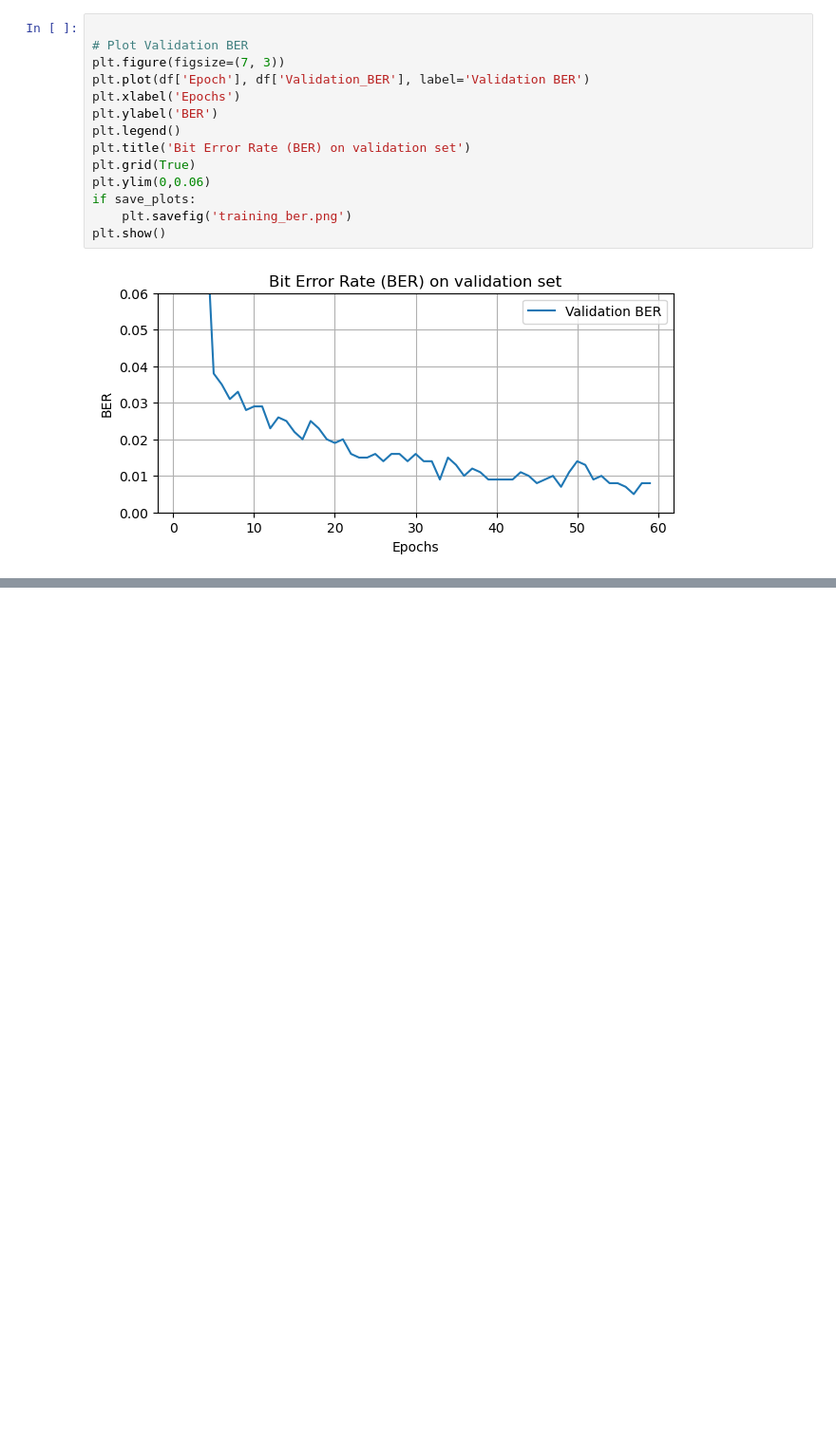
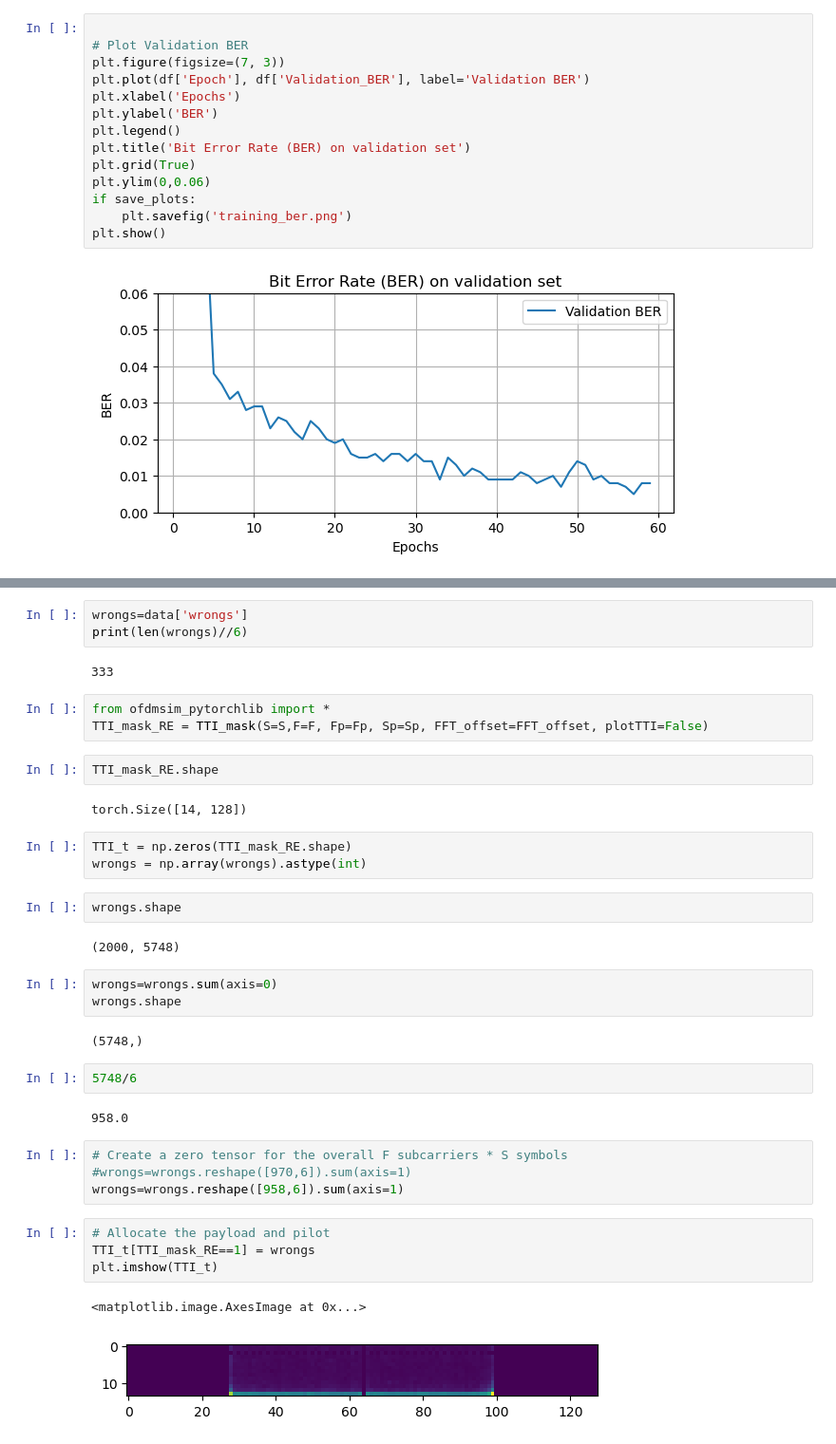
Before and after one commit to lkk688/AIsensing, a Jupyter notebook: deeplearning/ofdmsim_pytorch.ipynb, the cells around one changed output, grey strips where cells are left out. Shown: that part at 95% size. Drawn from its saved outputs; the diff is of its cells as text; blank space fills up the shorter version.

```diff
--- a/deeplearning/ofdmsim_pytorch.ipynb
+++ b/deeplearning/ofdmsim_pytorch.ipynb
@@ -1106,0 +1131,39 @@ plt.show()
+# %%
+wrongs=data['wrongs']
+print(len(wrongs)//6)
+# %% [output]
+333
+# %%
+from ofdmsim_pytorchlib import *
+TTI_mask_RE = TTI_mask(S=S,F=F, Fp=Fp, Sp=Sp, FFT_offset=FFT_offset, plotTTI=False)
+# %%
+TTI_mask_RE.shape
+# %% [output]
+torch.Size([14, 128])
+# %%
+TTI_t = np.zeros(TTI_mask_RE.shape)
+wrongs = np.array(wrongs).astype(int)
+# %%
+wrongs.shape
+# %% [output]
+(2000, 5748)
+# %%
+wrongs=wrongs.sum(axis=0)
+wrongs.shape
+# %% [output]
+(5748,)
+# %%
+5748/6
+# %% [output]
+958.0
+# %%
+# Create a zero tensor for the overall F subcarriers * S symbols
+#wrongs=wrongs.reshape([970,6]).sum(axis=1)
+wrongs=wrongs.reshape([958,6]).sum(axis=1)
+# %%
+# Allocate the payload and pilot
+TTI_t[TTI_mask_RE==1] = wrongs
+plt.imshow(TTI_t)
+# %% [output]
+<matplotlib.image.AxesImage at 0x...>
+[figure, added]
```
Also changed, not shown: parts of 7 cells of this notebook, 3 other files.
